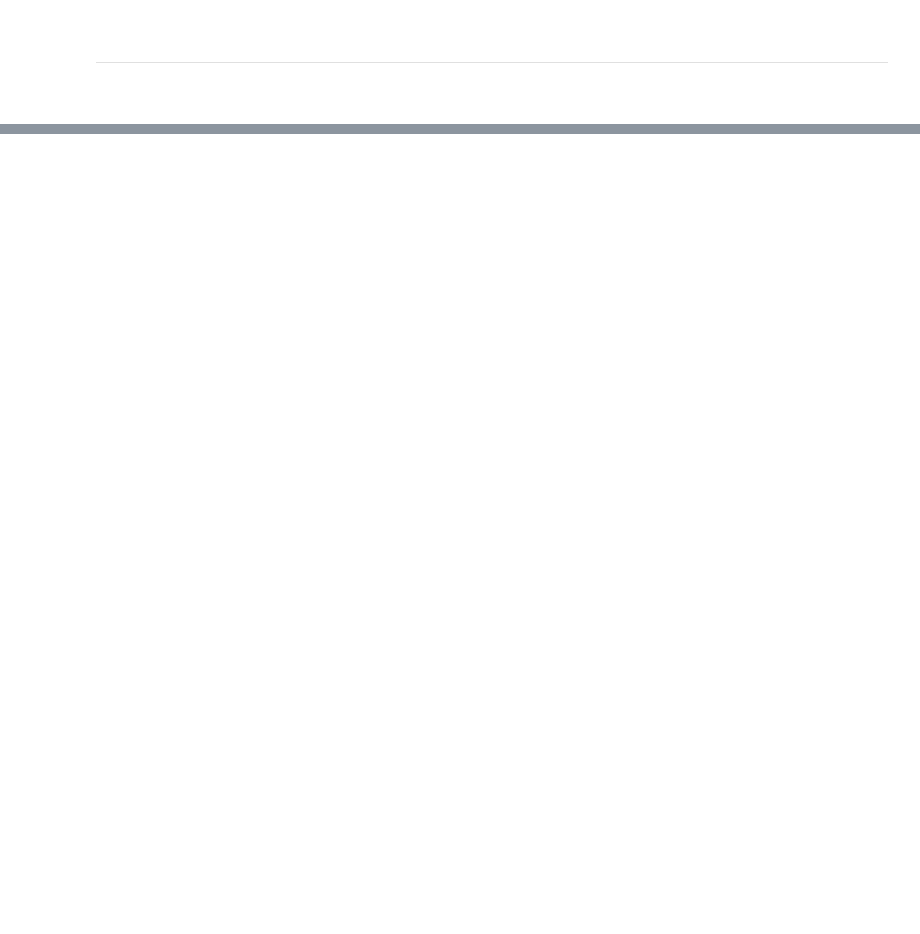
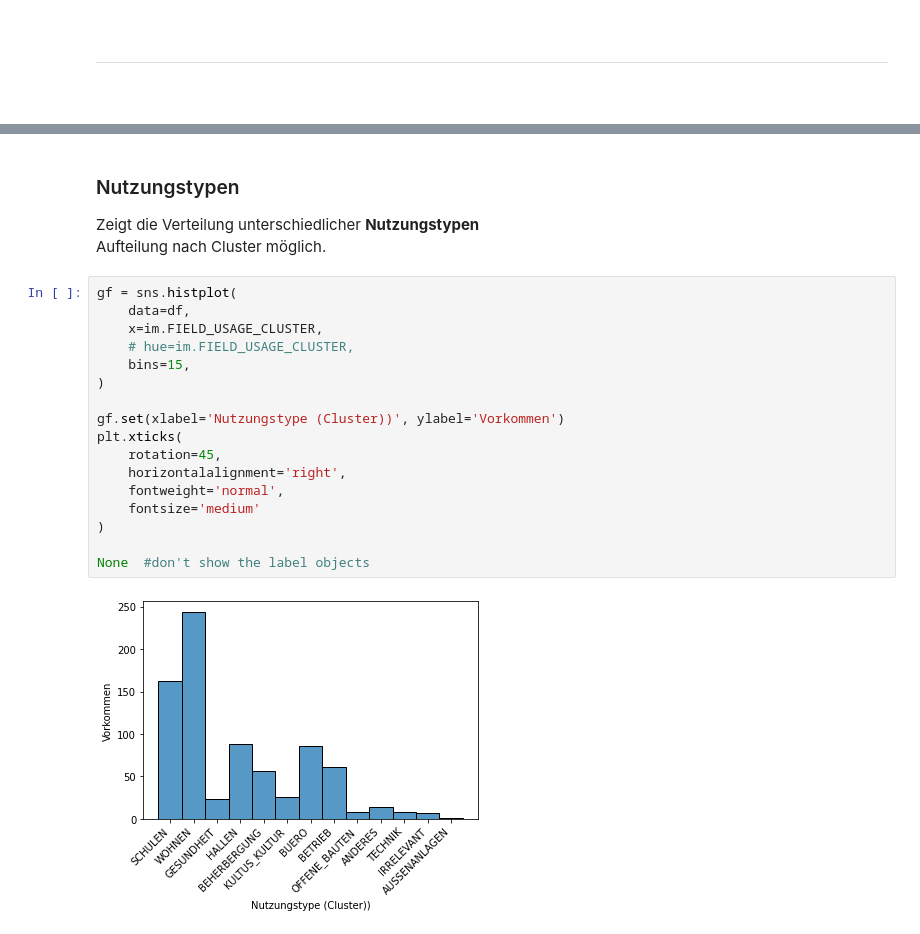
Before and after one commit to FHNW-RW/ip5-metriken-bauwesen, a Jupyter notebook: src/dataset.ipynb, the cells around one changed output, grey strips where cells are left out. Drawn from its saved outputs; the diff is of its cells as text; blank space fills up the shorter version.

```diff
--- a/src/dataset.ipynb
+++ b/src/dataset.ipynb
@@ -91,0 +176,24 @@ gf.legend.set_title('Bau Typ')
+# %% [markdown]
+### Nutzungstypen
+Zeigt die Verteilung unterschiedlicher **Nutzungstypen**<br>
+Aufteilung nach Cluster möglich.
+<br>
+# %%
+gf = sns.histplot(
+    data=df,
+    x=im.FIELD_USAGE_CLUSTER,
+    # hue=im.FIELD_USAGE_CLUSTER,
+    bins=15,
+)
+
+gf.set(xlabel='Nutzungstype (Cluster))', ylabel='Vorkommen')
+plt.xticks(
+    rotation=45,
+    horizontalalignment='right',
+    fontweight='normal',
+    fontsize='medium'
+)
+
+None  #don't show the label objects
+# %% [output]
+[figure, added]
```
Also changed, not shown: parts of 14 cells of this notebook, 1 other file.
